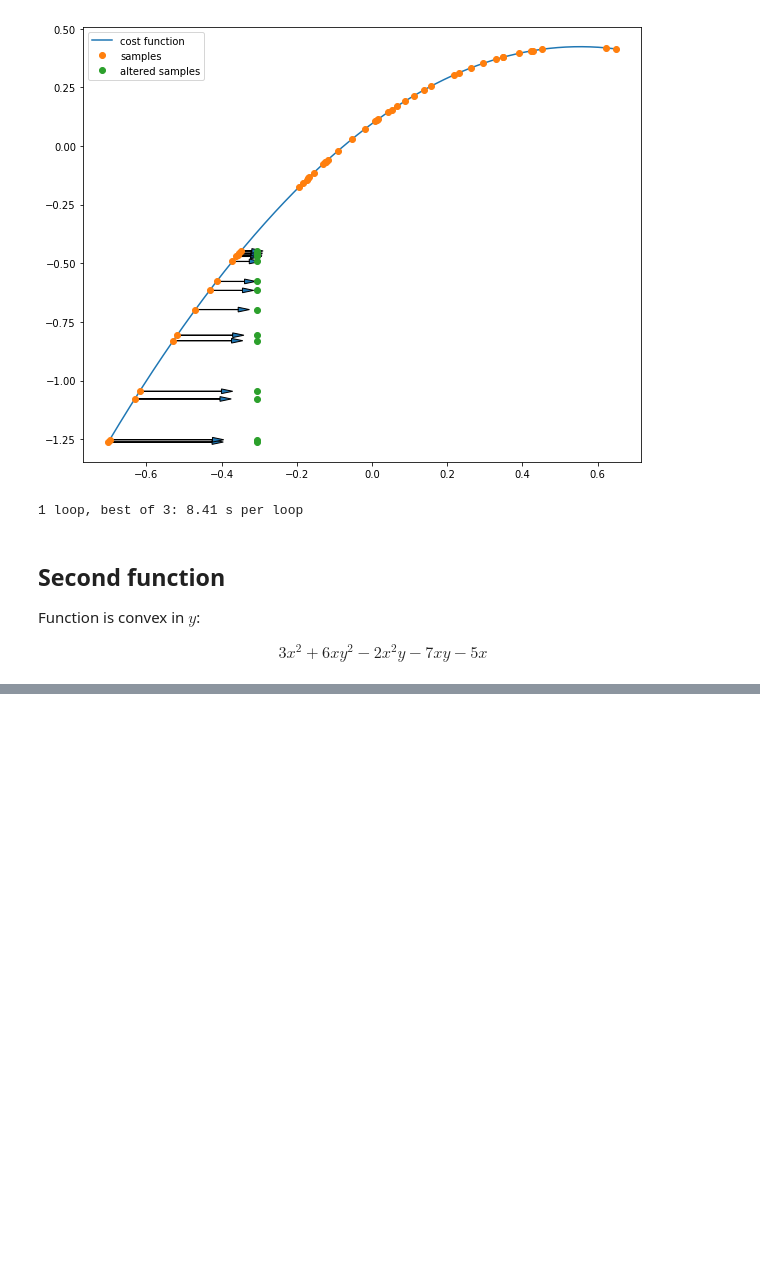
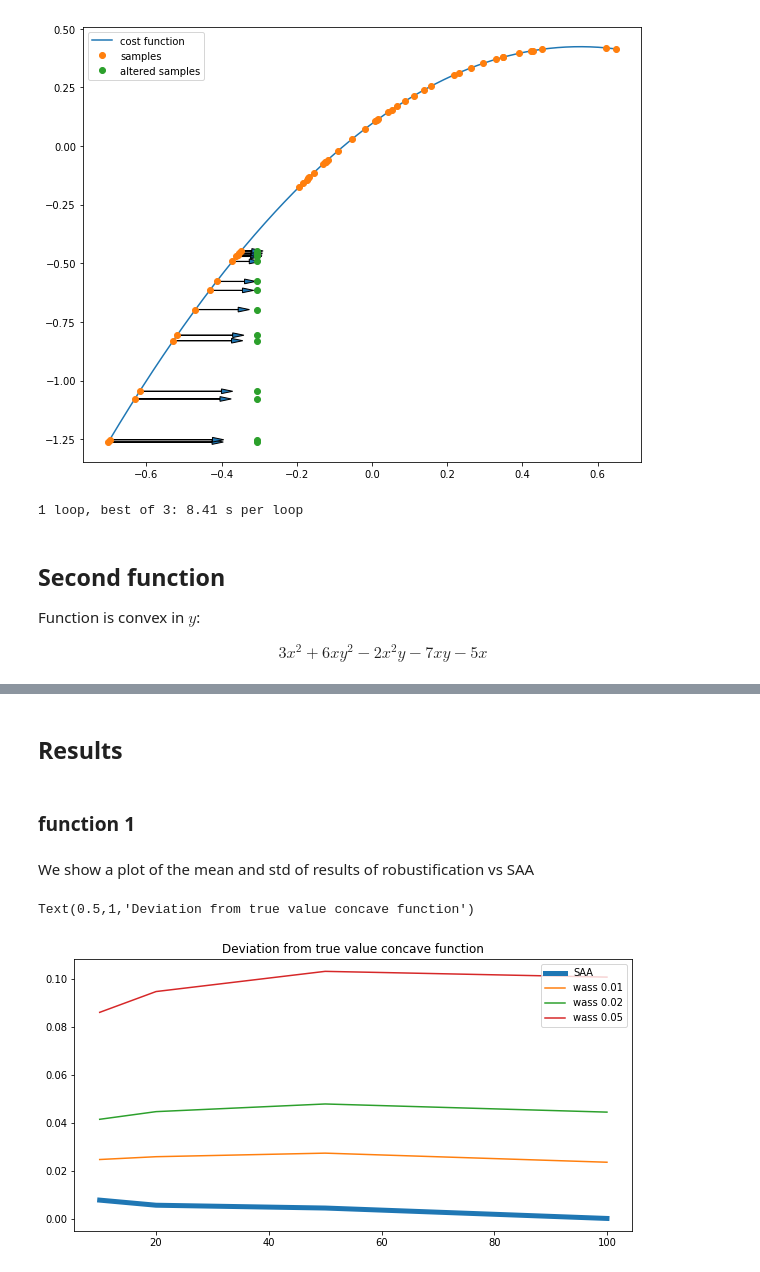
Before and after one commit to harrisonnguyen/stochastic_optimisation, a Jupyter notebook: Robustification/wasserstein_v2.ipynb, the cells around one changed output, grey strips where cells are left out. Cells and saved outputs as stored; diff of their text form; code cells hidden in the pictures; blank space fills up the shorter version.

```diff
--- a/Robustification/wasserstein_v2.ipynb
+++ b/Robustification/wasserstein_v2.ipynb
@@ -281,0 +289,24 @@ IndexError: index 12 is out of bounds for axis 0 with size 12
+# %% [markdown]
+## Results
+# %% [markdown]
+### function 1
+# %%
+N = [10,20,50,100]
+delta = [0.01,0.02,0.05]
+# %%
+data = []
+for ele in N:
+    data.append(pd.read_csv('results/wasser_convave_N'+str(ele)+'.csv').mean())
+data = np.array(data)
+# %% [markdown]
+We show a plot of the mean and std of results of robustification vs SAA
+# %%
+plt.figure(figsize=(10,5))
+lineObjects = plt.plot(N,data[:,0]+1.0/7,label='SSA approximation',lw=5.0,ls='-')
+lineObjects += plt.plot(N,data[:,1:]+1.0/7)
+strings = ['wass '+ str(ele) for ele in delta]
+plt.legend(lineObjects,tuple(['SAA'] + strings + ['True value']))
+plt.title("Deviation from true value concave function")
+# %% [output]
+Text(0.5,1,'Deviation from true value concave function')
+[figure, added]
```
Also changed, not shown: parts of 9 cells of this notebook, 8 other files.
